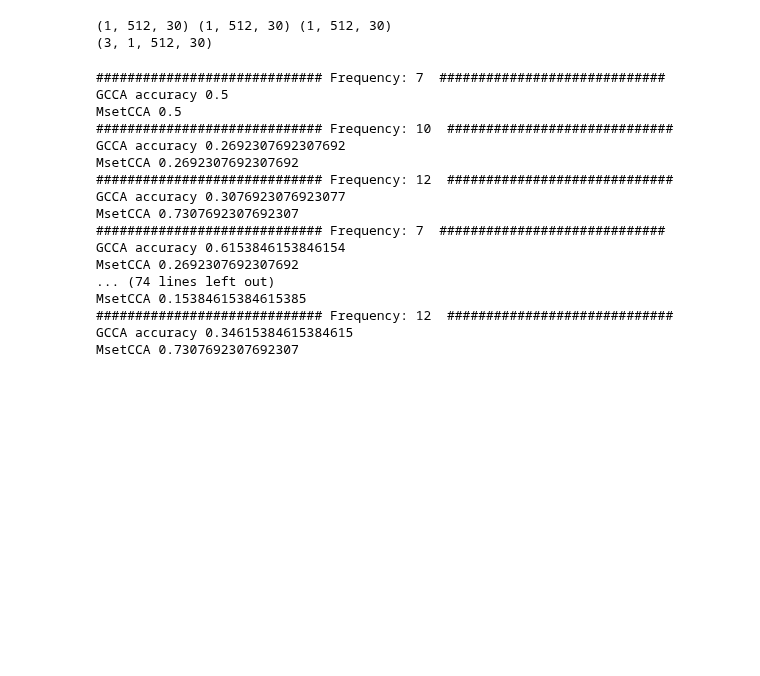
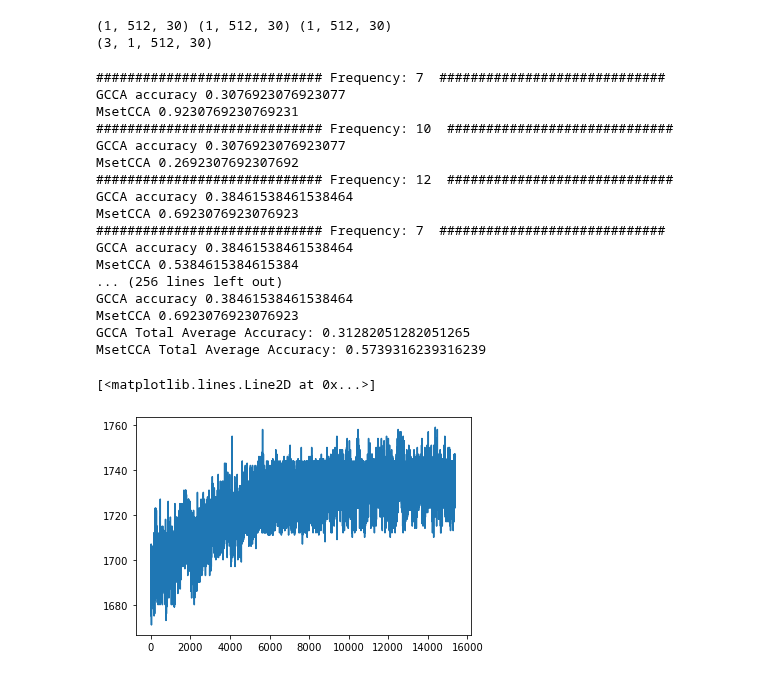
Before and after one commit to yagami009/ding, a Jupyter notebook: Testing.ipynb, the cells around one changed output. Cells and saved outputs as stored; diff of their text form; code cells hidden in the pictures; blank space fills up the shorter version.

```diff
--- a/Testing.ipynb
+++ b/Testing.ipynb
@@ -802,9 +802,12 @@ import numpy as np
 from scipy import signal
 from sklearn.model_selection import LeavePOut
 import random
-random.seed(0)
 from eeg_lib.cca import GCCA_SSVEP
 from eeg_lib.cca import MsetCCA_SSVEP
+
+def synth_x(f, Ns, noise_power=0.5, fs=256):
+    t = np.arange(0, Ns/fs, 1/fs)
+    return np.sin(t*2*np.pi*f)*(1+random.random()*noise_power)
 
 SOS_SSVEP_BANDPASS_256HZ = np.array(
     [   [5.18442631e-04, 5.91022291e-04, 5.18442631e-04, 1.00000000e00, -1.58700686e00, 6.47826110e-01,],
@@ -847,8 +850,9 @@ def test_gcca_mset(data, data_idxs, freqs, fs, no_samples):
     # Nf x Nc x Ns x Nt
     gcca = GCCA_SSVEP(freqs, fs, Nh=1)
     mset_cca = MsetCCA_SSVEP(freqs)
-
-    for i in range(10):
+    gcca_total_acc = []
+    mset_total_acc = []
+    for i in range(len(data[0][0][0])):
         # Nf x Nc x Ns x Nt
         train = data[:,:,:,data_idxs[i][1]]
         test = data[:,:,:,data_idxs[i][0]]
@@ -869,6 +873,10 @@ def test_gcca_mset(data, data_idxs, freqs, fs, no_samples):
                 mset_decode = mset_cca.classify(test_now)
                 mset_res.append(max(mset_decode, key=mset_decode.get))
             print("GCCA accuracy {gcca_acc}\nMsetCCA {mset_acc}".format(gcca_acc=gcca_res.count(value)/len(gcca_res),mset_acc=mset_res.count(value)/len(mset_res)))
+            gcca_total_acc.append(gcca_res.count(value)/len(gcca_res))
+            mset_total_acc.append(mset_res.count(value)/len(mset_res))
+    print("GCCA Total Average Accuracy:", sum(gcca_total_acc)/len(gcca_total_acc))
+    print("MsetCCA Total Average Accuracy:", sum(mset_total_acc)/len(mset_total_acc))
 # %%
 downsample_avg_size = 1
 freqs = [7,10,12]
@@ -876,13 +884,16 @@ fs = 512
 number_of_samples = 512
 number_of_train = 4
 # %%
-data_file_7 = load_array_data(r"C:\Users\RISHI\Desktop\FYP\EEG-decoding\eeg_lib\log\fs512hz_gain255_30s\7hz\7hz_LED2.txt")
+synth_power = 2
+
+data_file_7 = load_array_data(r"C:\Users\RISHI\Desktop\FYP\EEG-decoding\eeg_lib\log\fs512hz_gain255_30s\7hz\7hz_LED3.txt") + synth_power*synth_x(7, len(data_file_7), noise_power=0, fs=512)
+
 values_7 = process_data(average_every_n(data_file_7, downsample_avg_size),number_of_samples,number_of_train)
 
-data_file_10 = load_array_data(r"C:\Users\RISHI\Desktop\FYP\EEG-decoding\eeg_lib\log\fs512hz_gain255_30s\10hz\10hz_LED2.txt")
+data_file_10 = load_array_data(r"C:\Users\RISHI\Desktop\FYP\EEG-decoding\eeg_lib\log\fs512hz_gain255_30s\10hz\10hz_LED3.txt") + synth_power*synth_x(10, len(data_file_7), noise_power=0, fs=512)
 values_10 = process_data(average_every_n(data_file_10, downsample_avg_size),number_of_samples,number_of_train)
 
-data_file_12 = load_array_data(r"C:\Users\RISHI\Desktop\FYP\EEG-decoding\eeg_lib\log\fs512hz_gain255_30s\12hz\12hz_LED2.txt")
+data_file_12 = load_array_data(r"C:\Users\RISHI\Desktop\FYP\EEG-decoding\eeg_lib\log\fs512hz_gain255_30s\12hz\12hz_LED3.txt") + synth_power*synth_x(12, len(data_file_7), noise_power=0, fs=512)
 values_12 = process_data(average_every_n(data_file_12, downsample_avg_size),number_of_samples,number_of_train)
 
 print(values_12.shape, values_10.shape, values_7.shape)
@@ -898,19 +909,26 @@ train_test_idxs = generate_train_test_idxs(data_packed, number_of_train)
 test_gcca_mset(data_packed, train_test_idxs, freqs, fs, number_of_samples)
 # %% [output]
 ############################# Frequency: 7  #############################
-GCCA accuracy 0.5
-MsetCCA 0.5
+GCCA accuracy 0.3076923076923077
+MsetCCA 0.9230769230769231
 ############################# Frequency: 10  #############################
-GCCA accuracy 0.2692307692307692
+GCCA accuracy 0.3076923076923077
 MsetCCA 0.2692307692307692
 ############################# Frequency: 12  #############################
-GCCA accuracy 0.3076923076923077
-MsetCCA 0.7307692307692307
+GCCA accuracy 0.38461538461538464
+MsetCCA 0.6923076923076923
 ############################# Frequency: 7  #############################
-GCCA accuracy 0.6153846153846154
-MsetCCA 0.2692307692307692
-... (74 lines left out)
-MsetCCA 0.15384615384615385
-############################# Frequency: 12  #############################
-GCCA accuracy 0.34615384615384615
-MsetCCA 0.7307692307692307
+GCCA accuracy 0.38461538461538464
+MsetCCA 0.5384615384615384
+... (256 lines left out)
+GCCA accuracy 0.38461538461538464
+MsetCCA 0.6923076923076923
+GCCA Total Average Accuracy: 0.31282051282051265
+MsetCCA Total Average Accuracy: 0.5739316239316239
+# %%
+import matplotlib.pyplot as plt
+
+plt.plot(data_file_7)
+# %% [output]
+[<matplotlib.lines.Line2D at 0x...>]
+[figure, added]
```
Also changed, not shown: parts of 1 cell of this notebook.
